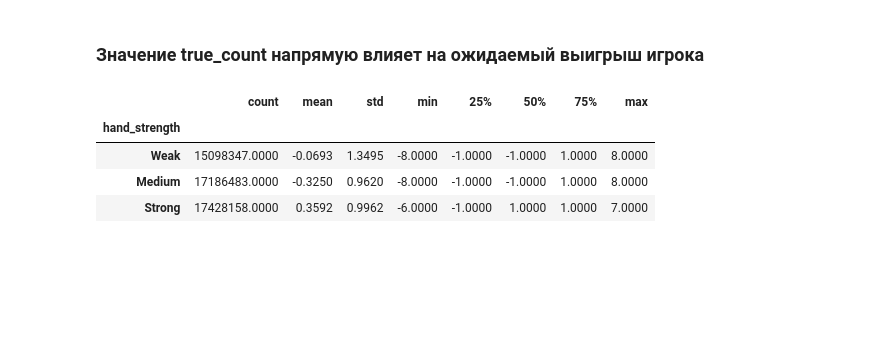
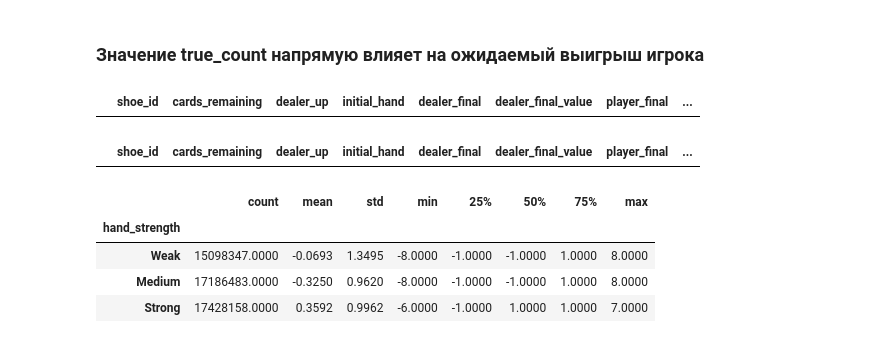
Before and after one commit to Lonhop/Python_1_ye, a Jupyter notebook: Project_1_year/data/dataset.ipynb, the cells around one changed output. Saved outputs shown, nothing was run; the diff lists cells and outputs as text; code cells hidden in the pictures; blank space fills up the shorter version.

```diff
--- a/Project_1_year/data/dataset.ipynb
+++ b/Project_1_year/data/dataset.ipynb
@@ -205,17 +214,20 @@ df['initial_value'] = ( df['initial_hand'].apply(lambda x: sum(literal_eval(x)))
 # %%
 df['hand_strength'] = pd.cut(
     df['initial_value'],
     bins=[0,12,16,21],
     labels=[
         'Weak',
         'Medium',
         'Strong'
     ]
 )
+df[df['hand_strength'].isnull() == True]
+# %% [output]
+|  | shoe_id | cards_remaining | dealer_up | initial_hand | dealer_final | dealer_final_value | player_final | ... |
 # %%
 df['tc_group'] = pd.cut(
     df['true_count'],
-    bins=[-22,-5,-1,1,5,22],
+    bins=[-23,-5,-1,1,5,22],
     labels=[
         'Very Low',
         'Low',
@@ -224,6 +236,9 @@ df['tc_group'] = pd.cut(
         'Very High'
     ]
 )
+df[df['tc_group'].isnull() == True]
+# %% [output]
+|  | shoe_id | cards_remaining | dealer_up | initial_hand | dealer_final | dealer_final_value | player_final | ... |
 # %%
 df['dealer_strength'] = df['dealer_up'].map({
     2: 'Weak', 3: 'Weak', 4: 'Weak', 5: 'Weak', 6: 'Weak',
```
Also changed, not shown: parts of 4 cells of this notebook.
